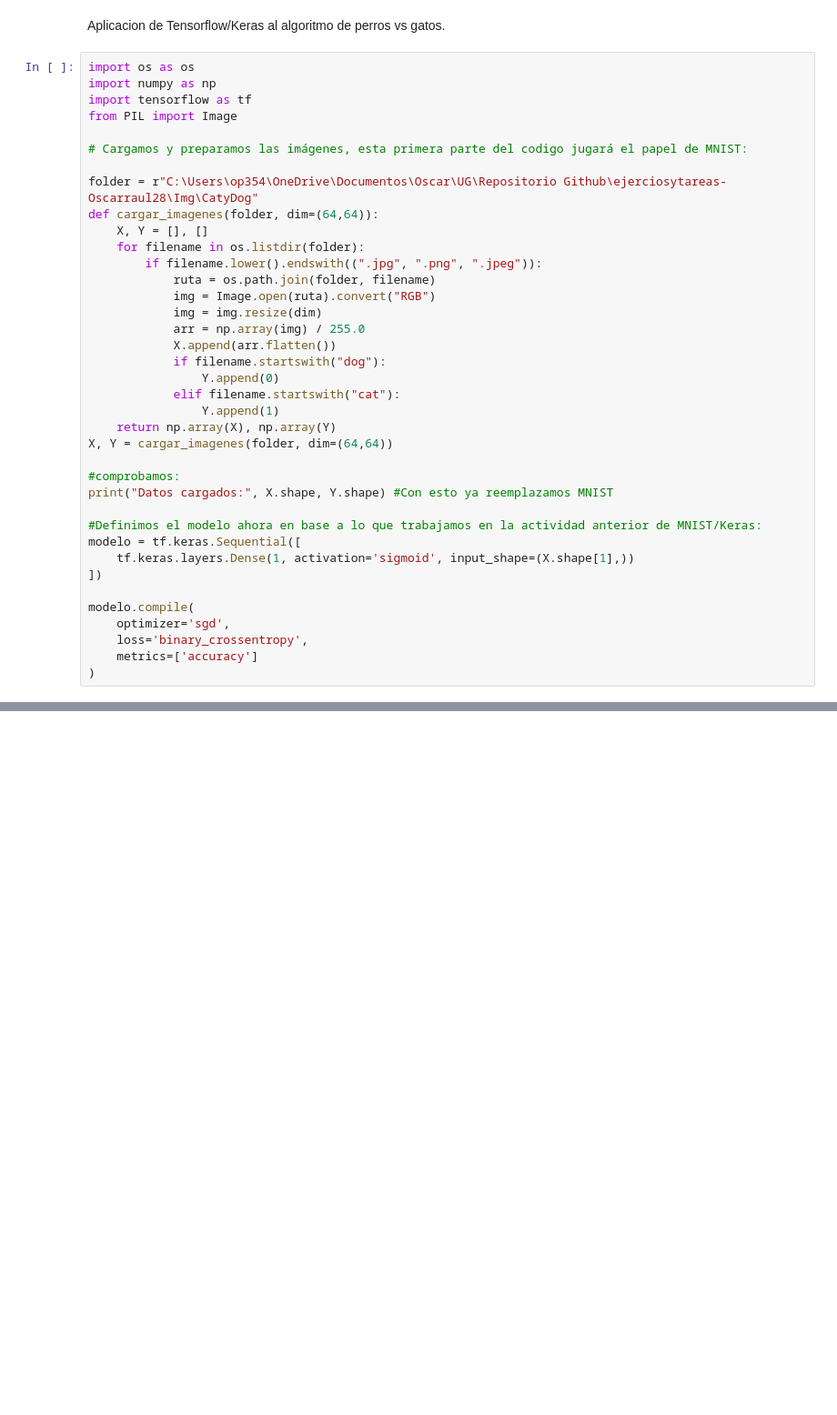
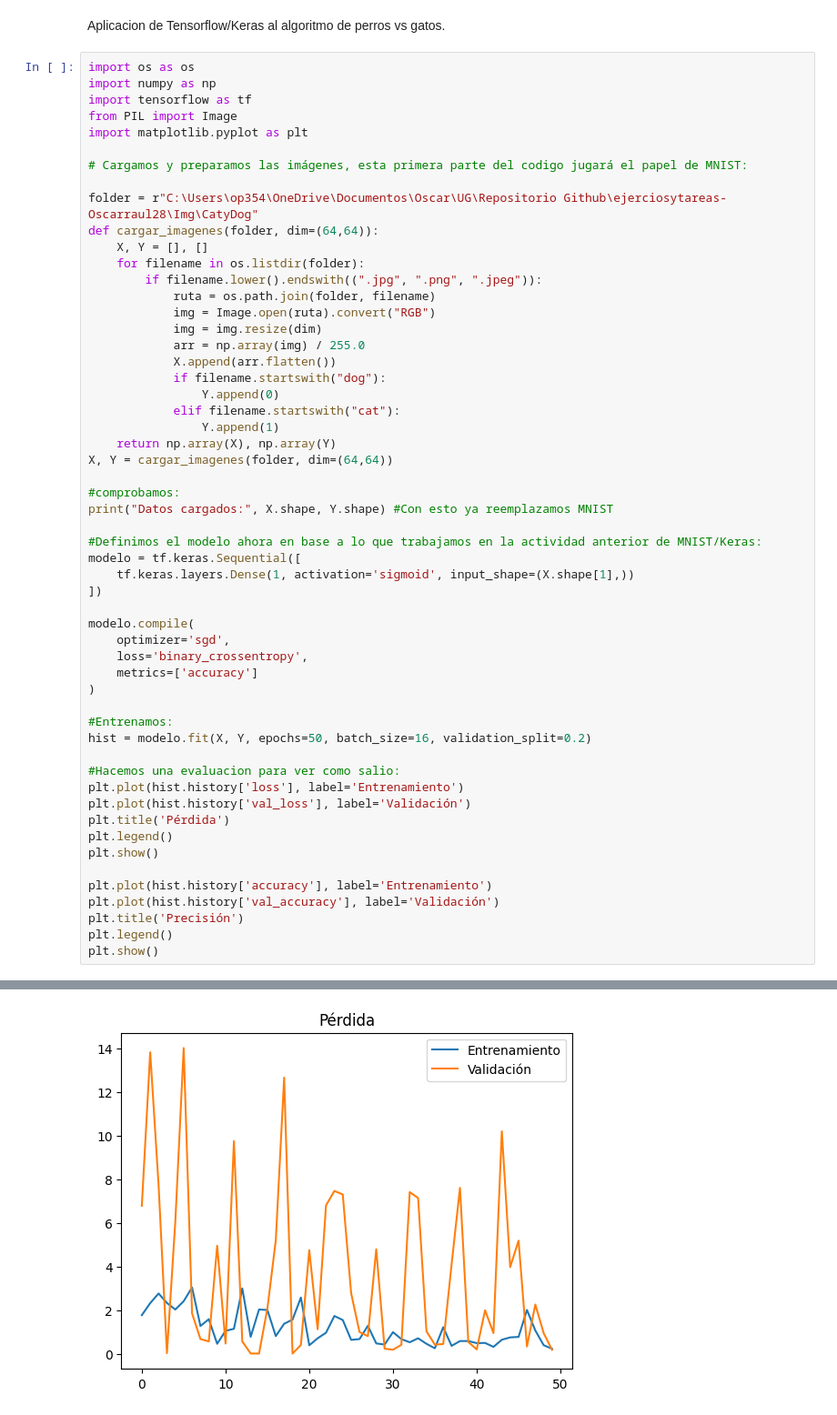
Before and after one commit to Oscarraul28/ejerciosytareas-Oscarraul28, a Jupyter notebook: TensorflowKeras_PerrosGatos.ipynb, the cells around one changed output, grey strips where cells are left out. Shown at 91% size. Cells and saved outputs as stored; diff of their text form; blank space fills up the shorter version.

```diff
--- a/TensorflowKeras_PerrosGatos.ipynb
+++ b/TensorflowKeras_PerrosGatos.ipynb
@@ -5,6 +5,7 @@ import os as os
 import numpy as np
 import tensorflow as tf
 from PIL import Image
+import matplotlib.pyplot as plt
 
 # Cargamos y preparamos las imágenes, esta primera parte del codigo jugará el papel de MNIST:
 
@@ -38,5 +39,21 @@ modelo.compile(
     loss='binary_crossentropy',
     metrics=['accuracy']
 )
+
+#Entrenamos:
+hist = modelo.fit(X, Y, epochs=50, batch_size=16, validation_split=0.2)
+
+#Hacemos una evaluacion para ver como salio:
+plt.plot(hist.history['loss'], label='Entrenamiento')
+plt.plot(hist.history['val_loss'], label='Validación')
+plt.title('Pérdida')
+plt.legend()
+plt.show()
+
+plt.plot(hist.history['accuracy'], label='Entrenamiento')
+plt.plot(hist.history['val_accuracy'], label='Validación')
+plt.title('Precisión')
+plt.legend()
+plt.show()
 # %% [output]
 Datos cargados: (120, 12288) (120,)
@@ -42,0 +78 @@ Datos cargados: (120, 12288) (120,)
+[figure, added]
```
Also changed, not shown: parts of 1 cell of this notebook.
